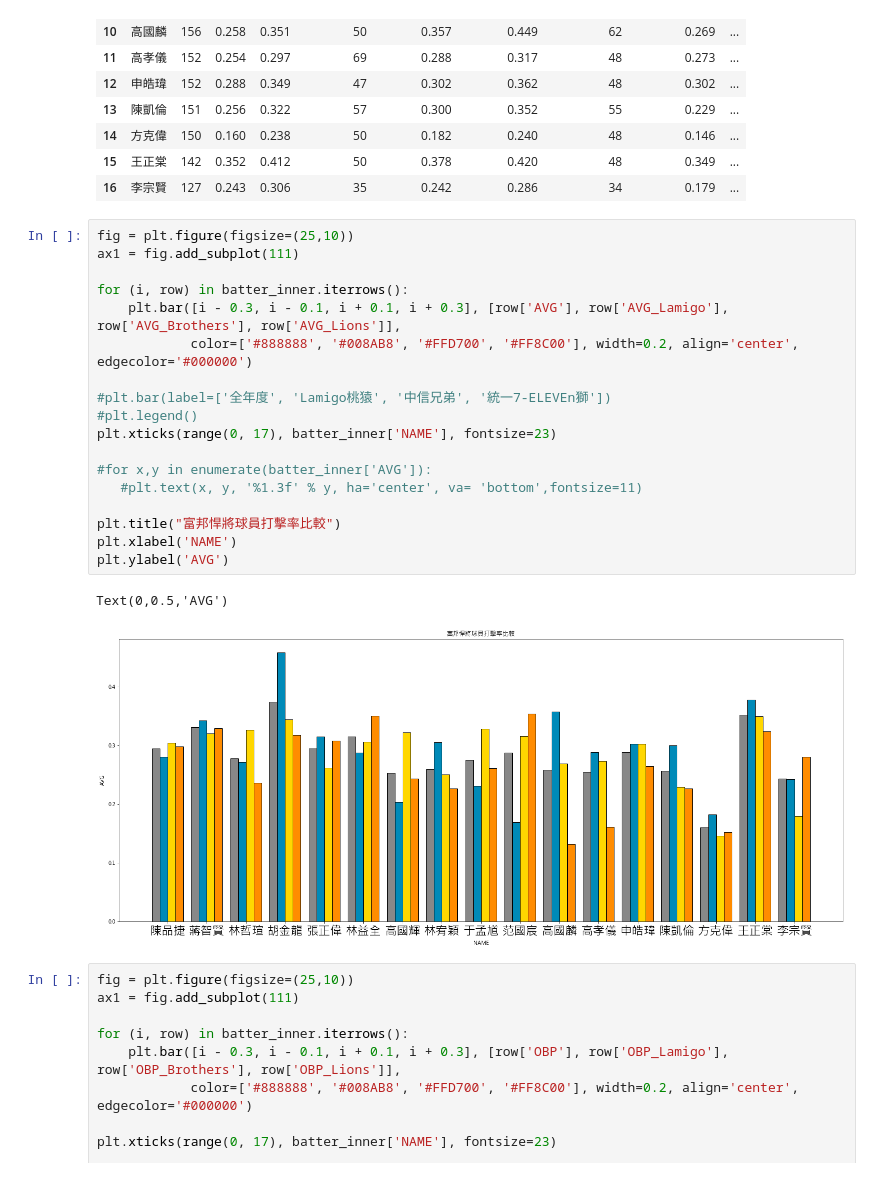
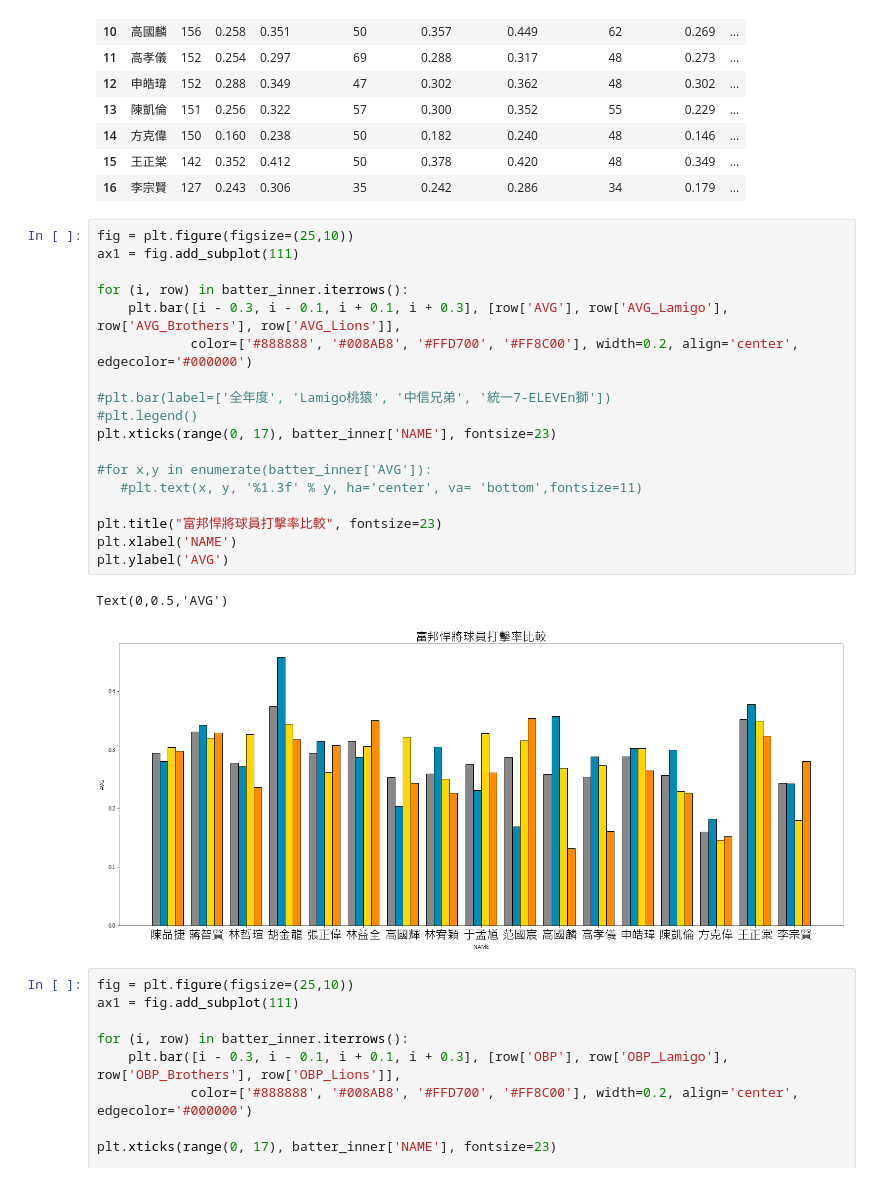
Before and after one commit to ShiNSanity75/Data_Visualization, a Jupyter notebook: Final/2018打擊比較.ipynb, the cells around one changed output. Drawn from its saved outputs; the diff is of its cells as text.

```diff
--- a/Final/2018打擊比較.ipynb
+++ b/Final/2018打擊比較.ipynb
@@ -130,24 +130,24 @@ batter_inner
 # %%
 fig = plt.figure(figsize=(25,10))
 ax1 = fig.add_subplot(111)
 
 for (i, row) in batter_inner.iterrows():
     plt.bar([i - 0.3, i - 0.1, i + 0.1, i + 0.3], [row['AVG'], row['AVG_Lamigo'], row['AVG_Brothers'], row['AVG_Lions']],
             color=['#888888', '#008AB8', '#FFD700', '#FF8C00'], width=0.2, align='center', edgecolor='#000000')
 
 #plt.bar(label=['全年度', 'Lamigo桃猿', '中信兄弟', '統一7-ELEVEn獅'])
 #plt.legend()
 plt.xticks(range(0, 17), batter_inner['NAME'], fontsize=23)
 
 #for x,y in enumerate(batter_inner['AVG']):
    #plt.text(x, y, '%1.3f' % y, ha='center', va= 'bottom',fontsize=11)
 
-plt.title("富邦悍將球員打擊率比較")
+plt.title("富邦悍將球員打擊率比較", fontsize=23)
 plt.xlabel('NAME')
 plt.ylabel('AVG')
 # %% [output]
 Text(0,0.5,'AVG')
-[figure, old version]
+[figure, new version]
 # %%
 fig = plt.figure(figsize=(25,10))
 ax1 = fig.add_subplot(111)
```
